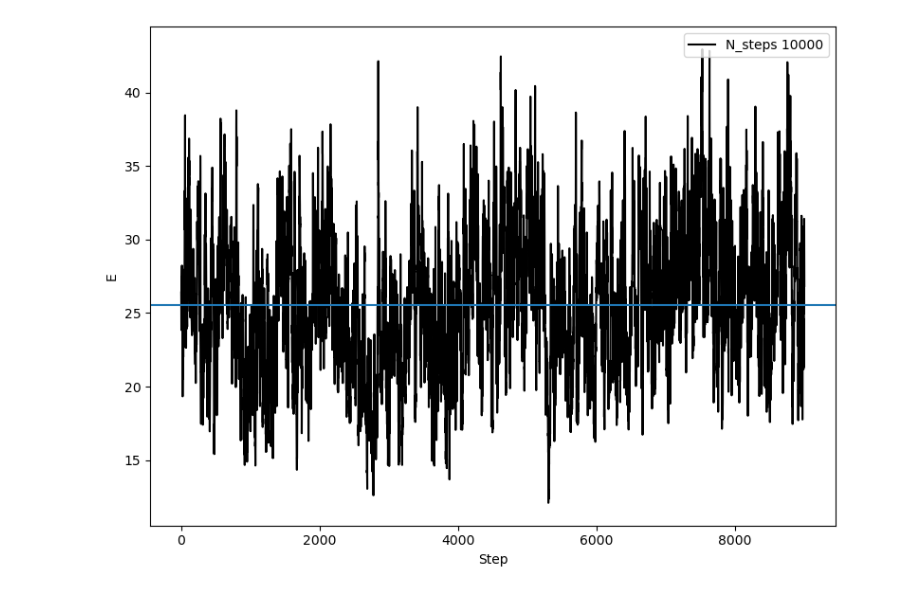
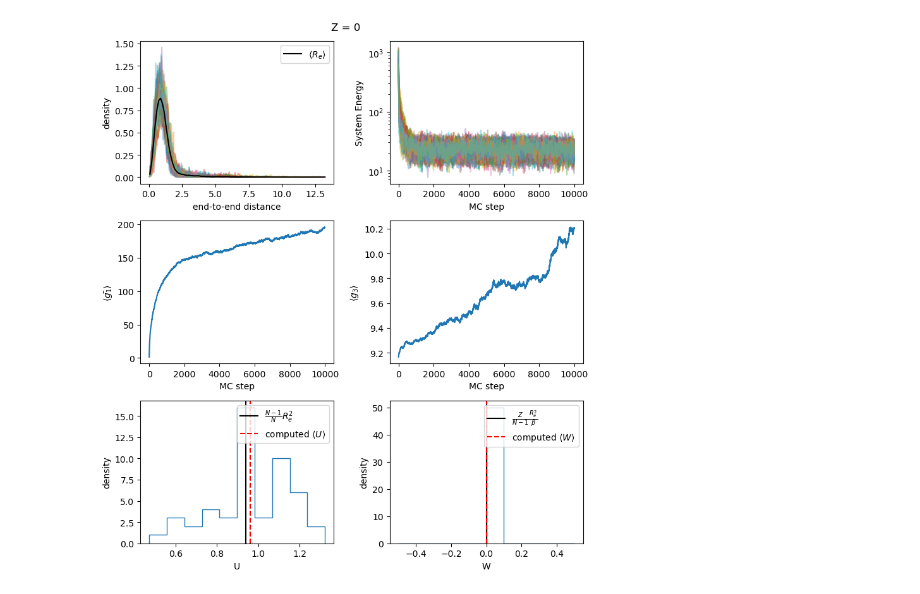
Before and after one commit to vchirag/notes, a Jupyter notebook: polymer_physics/codes/notebooks/tut6.ipynb, the cells around one changed output. Drawn from its saved outputs; the diff is of its cells as text; code cells hidden in the pictures.

```diff
--- a/polymer_physics/codes/notebooks/tut6.ipynb
+++ b/polymer_physics/codes/notebooks/tut6.ipynb
@@ -173,20 +186,16 @@ def plotter(positions_segments, anchor, positions_anchors, step):
     plt.close()
 # %%
 # System Parameters
+dims = 3 # Space dimensions
+
 kB = 1
 T = 1
 
-
 N = 16 # Number of segments
-# Z = 0 # Number of slip links
-Z = N//4 # Number of slip links
-
 Re = 1 # Polymer end-to-end distance
 beta = 0.5 # Anchor-segment stiffness (?)
-
-dims = 3 # Space dimensions
-
-
 a = 2*Re/np.sqrt(N-1) # bead "exploratory" linear dimension -> any proposal confined within such a cube
 
 N_steps = 10000 # MC steps
+N_realizations = 50 # ensemble
+# Z = N//4 # Number of slip links
@@ -264,11 +312,53 @@ fig.tight_layout()
-# %%
-fig, ax = plt.subplots(figsize=(8, 6))
-
-ax.plot(E[1000:], color="k", label=f"N_steps {N_steps}")
-ax.axhline(np.mean(E[1000:]))
-ax.legend(loc = "upper right")
-ax.set_xlabel("Step")
-ax.set_ylabel("E")
-fig.tight_layout()
-# %% [output]
-[figure, removed]
+# %%
+fig, ax = plt.subplots(3, 2, figsize = (8, 9))
+
+for R in R_all:
+    counts, bins = np.histogram(R, bins=100, density=True)
+    bin_centers = 0.5 * (bins[:-1] + bins[1:])
+    ax[0, 0].plot(bin_centers, counts, alpha=0.4)
+counts, bins = np.histogram(np.asarray(R_all).flatten(), bins=100, density=True)
+bin_centers = 0.5 * (bins[:-1] + bins[1:])
+
+ax[0, 0].plot(bin_centers, counts, color="k", label = r"$\langle R_e \rangle$")
+ax[0, 0].set_xlabel("end-to-end distance")
+ax[0, 0].set_ylabel("density")
+ax[0, 0].legend(loc="upper right")
+
+for E in E_all:
+    ax[0, 1].plot(range(N_steps), E, alpha=0.4)
+    ax[0, 1].set_xlabel("MC step")
+    ax[0, 1].set_ylabel("System Energy")
+ax[0, 1].set_yscale("log")
+
+ax[1, 0].plot(range(N_steps), np.mean(g1_all, axis=0))
+ax[1, 0].set_xlabel("MC step")
+ax[1, 0].set_ylabel(r"$\langle \bar{g_1} \rangle$")
+
+ax[1, 1].plot(range(N_steps), np.mean(g3_all, axis=0))
+ax[1, 1].set_xlabel("MC step")
+ax[1, 1].set_ylabel(r"$\langle g_3 \rangle$")
+
+U_fi = []
+for U in U_all:
+    U_fi.append(U[1])
+ax[2, 0].hist(U_fi, histtype="step", bins=10)
+ax[2, 0].axvline(Re**2*(N-1)/N, color="k", label=r"$\frac{N-1}{N}R_e^2$")
+ax[2, 0].axvline(np.mean(U_fi), color="r", linestyle = "--", label=r"computed $\langle U \rangle$")
+ax[2, 0].set_xlabel("U")
+ax[2, 0].set_ylabel("density")
+ax[2, 0].legend(loc="upper right")
+
+W_fi = []
+for W in W_all:
+    W_fi.append(W[1])
+ax[2, 1].hist(W_fi, histtype="step", bins=10)
+ax[2, 1].axvline(Re**2*Z/((N-1)*beta), color="k", label=r"$\frac{Z}{N-1}\frac{R_e^2}{\beta}$")
+ax[2, 1].axvline(np.mean(W_fi), color="r", linestyle = "--", label=r"computed $\langle W \rangle$")
+ax[2, 1].set_xlabel("W")
+ax[2, 1].set_ylabel("density")
+ax[2, 1].legend(loc="upper right")
+
+fig.suptitle("Z = 0")
+fig.tight_layout()
+# %% [output]
+[figure, added]
```
Also changed, not shown: parts of 9 cells of this notebook.
